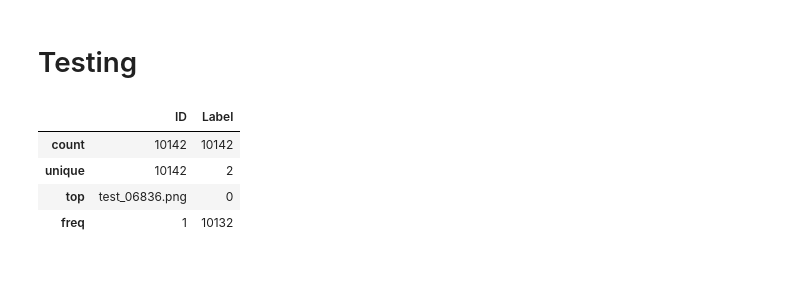
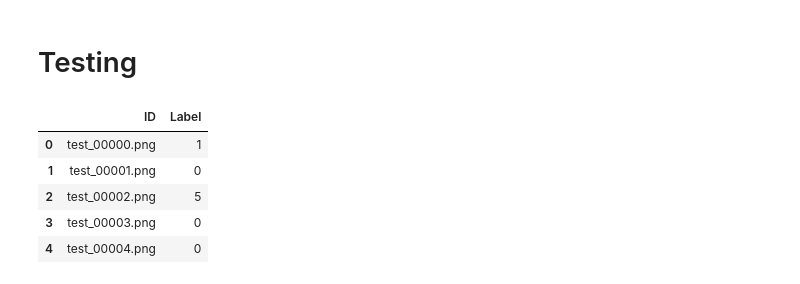
Before and after one commit to kevin879275/AOI_DETECT, a Jupyter notebook: AOI/CNN.ipynb, the cells around one changed output. Drawn from its saved outputs; the diff is of its cells as text; code cells hidden in the pictures.

```diff
--- a/AOI/CNN.ipynb
+++ b/AOI/CNN.ipynb
@@ -75,13 +75,13 @@ class AOIDataset(Dataset):
 split_rate = 0.8
 BATCH_SIZE = 48
 num_workers = 0
-Epoch = 30
+Epoch = 40
 lr = 1e-4
 # %% [markdown]
 # dataloader
 # %%
 transform = transforms.Compose([
-    # transforms.RandomHorizontalFlip(),
+    transforms.RandomHorizontalFlip(),
     # transforms.RandomRotation(15),
     transforms.Resize((128, 128)),
     transforms.ToTensor(),
@@ -183,11 +198,11 @@ EfficientNet(
 # %%
 loss = nn.CrossEntropyLoss().to(device)
-# optimizer = optim.AdamW(model.parameters(), lr = 1e-4)
-optimizer = optim.SGD(model.parameters(),
-                    lr=lr,
-                    weight_decay=1e-5,
-                    momentum=0.9,
-                    nesterov=True)
+optimizer = optim.AdamW(model.parameters(), lr = lr)
+# optimizer = optim.SGD(model.parameters(),
+#                     lr=lr,
+#                     weight_decay=1e-5,
+#                     momentum=0.9,
+#                     nesterov=True)
 # %%
 result_param = {'training_loss': [], 'training_accuracy': [],
                     'validation_loss': [], 'validation_accuracy': []}
@@ -303,11 +326,12 @@ with torch.no_grad():
         submission.loc[i, 'Label'] = str(int(pred_class))
         test_bar.set_description(desc='[%d/%d]' % (i, len(test_data) ) )
 # %%
-submission.describe()
+submission.head()
 # %% [output]
 |  | ID | Label |
-| count | 10142 | 10142 |
-| unique | 10142 | 2 |
-| top | test_06836.png | 0 |
-| freq | 1 | 10132 |
+| 0 | test_00000.png | 1 |
+| 1 | test_00001.png | 0 |
+| 2 | test_00002.png | 5 |
+| 3 | test_00003.png | 0 |
+| 4 | test_00004.png | 0 |
 # %%
```
Also changed, not shown: parts of 3 cells of this notebook.
